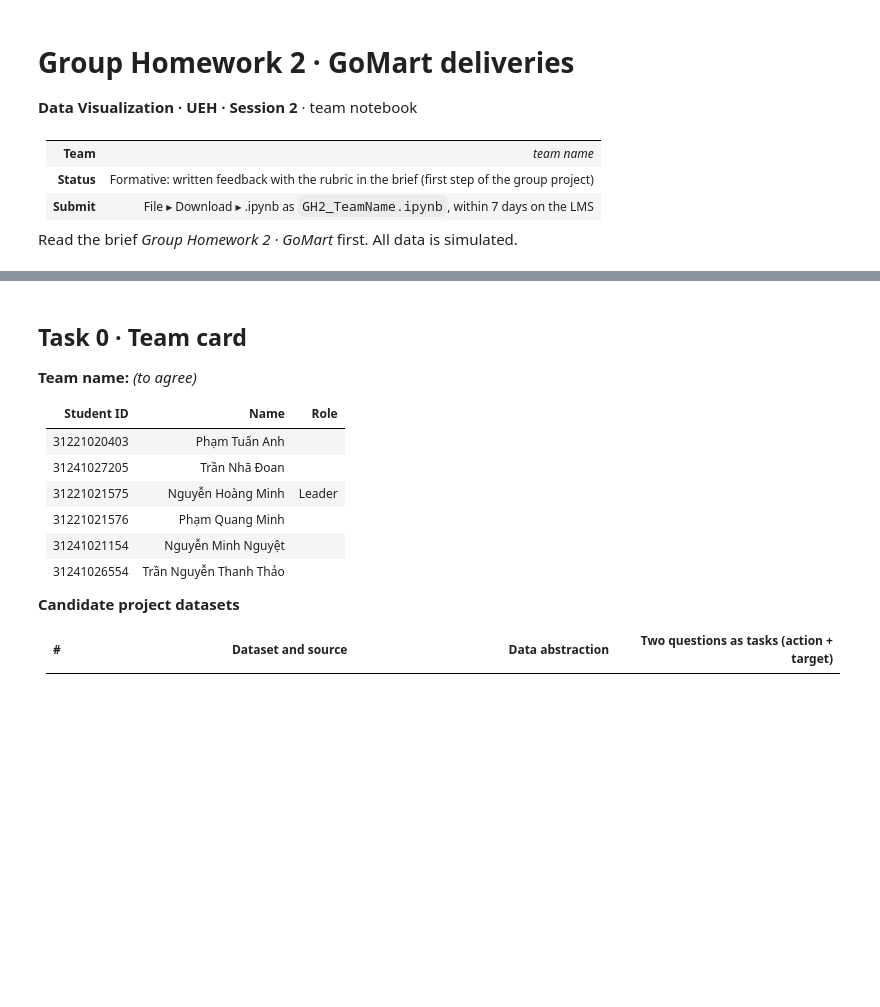
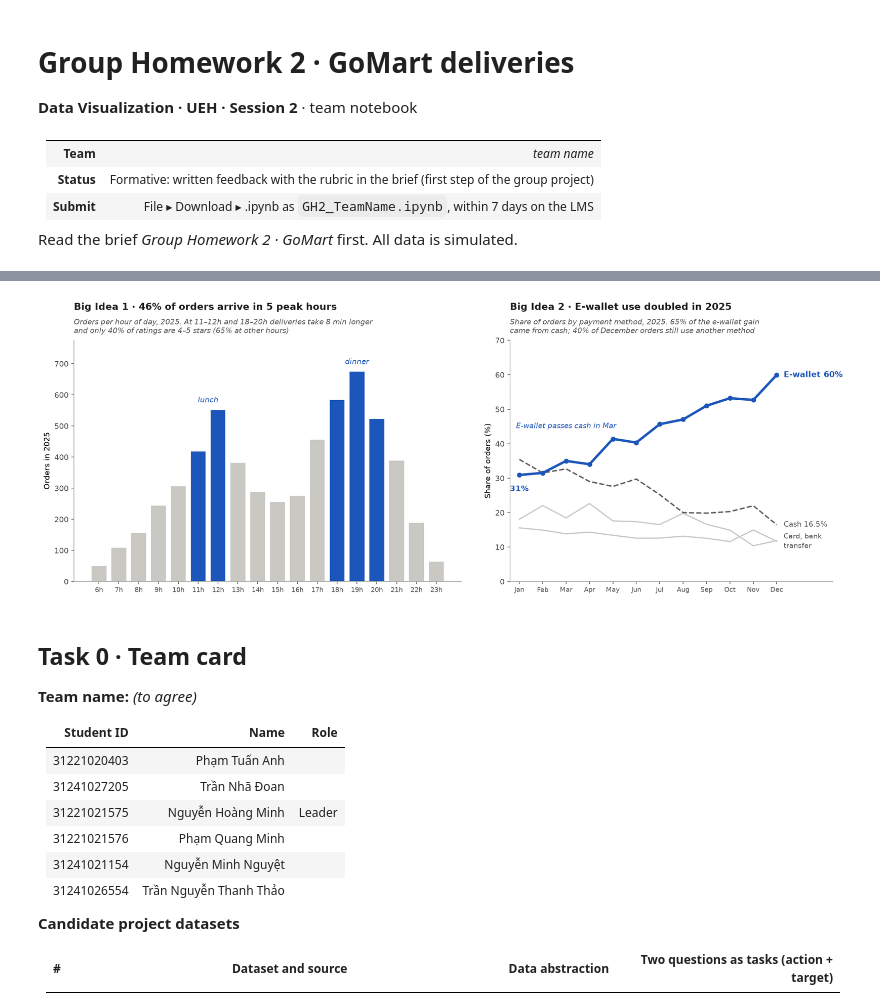
Before and after one commit to hwinhwork-dot/DataViz_Day02_Group, a Jupyter notebook: homework/gh2_gomart/GH2_TeamName.ipynb, the cells around one changed output, grey strips where cells are left out. Drawn from its saved outputs; the diff is of its cells as text; code cells hidden in the pictures; blank space fills up the shorter version.

```diff
--- a/homework/gh2_gomart/GH2_TeamName.ipynb
+++ b/homework/gh2_gomart/GH2_TeamName.ipynb
@@ -19,3 +20,84 @@ Read the brief *Group Homework 2 · GoMart* first. All data is simulated.
+# %%
+# Task 6 · explanatory chart for the memo: one panel per Big Idea
+# Reads the clean table saved in Task 4 (on a fresh run, run the whole notebook once first).
+from pathlib import Path
+import pandas as pd
+import matplotlib.pyplot as plt
+
+clean_csv = next((p for p in [Path("gomart_orders_clean.csv"),
+                              Path("homework/gh2_gomart/gomart_orders_clean.csv")] if p.exists()), None)
+if clean_csv is None:
+    print("Run the whole notebook once (Task 4 saves gomart_orders_clean.csv), then re-run this cell.")
+else:
+    memo = pd.read_csv(clean_csv)
+    PEAK = [11, 12, 18, 19, 20]                                    # lunch and dinner peaks (Q4)
+    BLUE, GREY, LIGHT, INK, MUTED = "#1d56ba", "#5c5b57", "#c9c8c3", "#1d1d1b", "#52514e"
+    MONTHS = ["Jan", "Feb", "Mar", "Apr", "May", "Jun", "Jul", "Aug", "Sep", "Oct", "Nov", "Dec"]
+
+    # Big Idea 1 numbers: orders per hour, delivery time and good ratings at peak vs other hours
+    by_hour = memo.groupby("hour").size()
+    peak_share = memo["hour"].isin(PEAK).mean()
+    done = memo.dropna(subset=["delivery_min"])
+    at_peak = done["hour"].isin(PEAK)
+    extra_min = done.loc[at_peak, "delivery_min"].median() - done.loc[~at_peak, "delivery_min"].median()
+    rated = done.dropna(subset=["rating"])
+    good_peak = (rated.loc[rated["hour"].isin(PEAK), "rating"] >= 4).mean()
+    good_off = (rated.loc[~rated["hour"].isin(PEAK), "rating"] >= 4).mean()
+
+    # Big Idea 2 numbers: monthly payment shares
+    share = pd.crosstab(memo["month"], memo["payment"], normalize="index") * 100
+    from_cash = (share.loc[1, "Cash"] - share.loc[12, "Cash"]) / (share.loc[12, "E-wallet"] - share.loc[1, "E-wallet"])
+    first_ahead = int((share["E-wallet"] > share["Cash"]).idxmax())   # first month e-wallet leads cash
+
+    fig, (ax1, ax2) = plt.subplots(1, 2, figsize=(15, 5.6), dpi=150,
+                                   gridspec_kw={"width_ratios": [1.2, 1]})
+
+    # ---- Panel 1 · orders per hour, the five peak hours in blue
+    ax1.bar(by_hour.index, by_hour.values, width=0.75,
+            color=[BLUE if h in PEAK else LIGHT for h in by_hour.index])
+    ax1.set_xticks(by_hour.index, [f"{h}h" for h in by_hour.index], fontsize=8.5)
+    ax1.set_ylabel("Orders in 2025")
+    ax1.text(11.5, by_hour[[11, 12]].max() + 25, "lunch", ha="center", fontsize=9.5, style="italic", color=BLUE)
+    ax1.text(19, by_hour[[18, 19, 20]].max() + 25, "dinner", ha="center", fontsize=9.5, style="italic", color=BLUE)
+    ax1.set_ylim(0, by_hour.max() * 1.15)
+    ax1.set_title(f"Big Idea 1 · {peak_share:.0%} of orders arrive in 5 peak hours",
+                  loc="left", fontsize=12.5, fontweight="bold", color=INK, pad=40)
+    ax1.text(0, 1.02, f"Orders per hour of day, 2025. At 11–12h and 18–20h deliveries take {extra_min:.0f} min longer\n"
+             f"and only {good_peak:.0%} of ratings are 4–5 stars ({good_off:.0%} at other hours)",
+             transform=ax1.transAxes, fontsize=9.5, style="italic", color=MUTED, va="bottom")
+
+    # ---- Panel 2 · monthly e-wallet share, cash for contrast
+    for method in ["Card", "Bank transfer"]:                       # context, no labels needed
+        ax2.plot(share.index, share[method], color=LIGHT, lw=1.6)
+    ax2.plot(share.index, share["Cash"], color=GREY, lw=1.8, ls="--")
+    ax2.plot(share.index, share["E-wallet"], color=BLUE, lw=3.2, marker="o", ms=5.5, zorder=3)
+    ax2.text(first_ahead, share.loc[first_ahead, "E-wallet"] + 9, f"E-wallet passes cash in {MONTHS[first_ahead - 1]}",
+             color=BLUE, ha="center", va="bottom", fontsize=9.5, style="italic")
+    ax2.text(1, share.loc[1, "E-wallet"] - 3, f"{share.loc[1, 'E-wallet']:.0f}%", color=BLUE,
+             ha="center", va="top", fontsize=10, fontweight="bold")
+    ax2.text(12.3, share.loc[12, "E-wallet"], f"E-wallet {share.loc[12, 'E-wallet']:.0f}%",
+             color=BLUE, va="center", fontsize=10.5, fontweight="bold")
+    ax2.text(12.3, share.loc[12, "Cash"], f"Cash {share.loc[12, 'Cash']:.1f}%", color=GREY, va="center", fontsize=9.5)
+    ax2.text(12.3, (share.loc[12, "Card"] + share.loc[12, "Bank transfer"]) / 2, "Card, bank\ntransfer",
+             color=MUTED, va="center", fontsize=9, linespacing=1.3)
+    ax2.set_xticks(range(1, 13), MONTHS, fontsize=8.5)
+    ax2.set_xlim(0.6, 14.4)
+    ax2.set_ylim(0, 70)
+    ax2.set_ylabel("Share of orders (%)")
+    ax2.set_title("Big Idea 2 · E-wallet use doubled in 2025", loc="left",
+                  fontsize=12.5, fontweight="bold", color=INK, pad=40)
+    ax2.text(0, 1.02, f"Share of orders by payment method, 2025. {from_cash:.0%} of the e-wallet gain\n"
+             f"came from cash; {100 - share.loc[12, 'E-wallet']:.0f}% of December orders still use another method",
+             transform=ax2.transAxes, fontsize=9.5, style="italic", color=MUTED, va="bottom")
+
+    for ax in (ax1, ax2):
+        ax.spines[["top", "right"]].set_visible(False)
+        ax.spines[["left", "bottom"]].set_color("#a3a29d")
+        ax.tick_params(colors=MUTED)
+    fig.tight_layout(w_pad=3)
+    plt.show()
+# %% [output]
+[figure, added]
 # %% [markdown]
 ## Task 0 · Team card
 **Team name:** *(to agree)*
```
Also changed, not shown: parts of 18 cells of this notebook, 3 other files.
